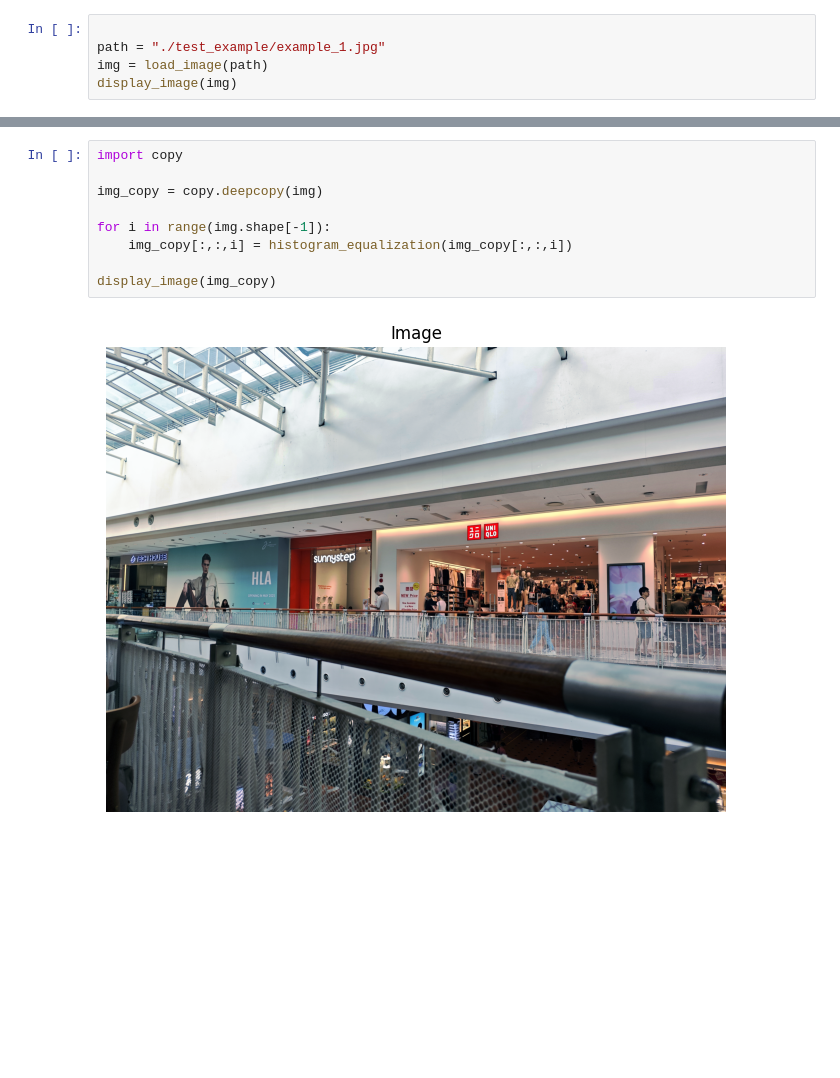
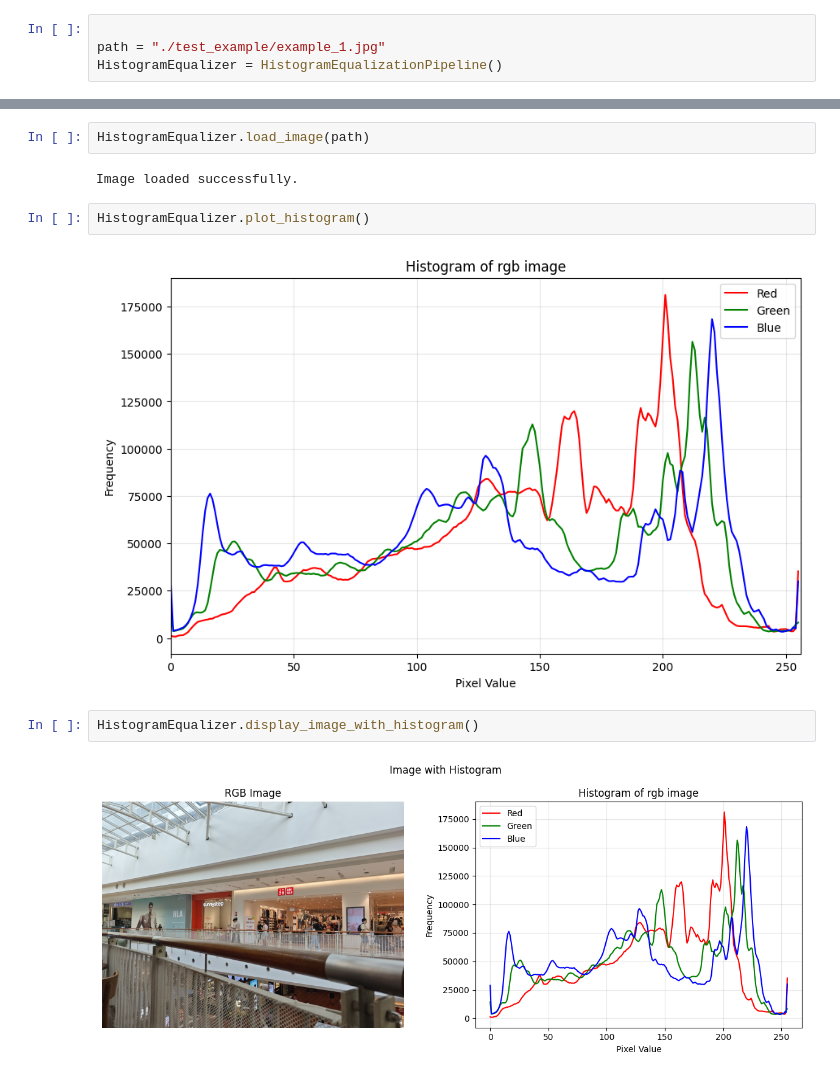
Before and after one commit to Tonynan-2002/Digital-Image-Histogram, a Jupyter notebook: test.ipynb, the cells around one changed output, grey strips where cells are left out. Drawn from its saved outputs; the diff is of its cells as text; blank space fills up the shorter version.

```diff
--- a/test.ipynb
+++ b/test.ipynb
@@ -3,6 +4,5 @@ from tools import load_image, compute_histogram, plot_histogram, display_image,
 # %%
 
 path = "./test_example/example_1.jpg"
-img = load_image(path)
-display_image(img)
+HistogramEqualizer = HistogramEqualizationPipeline()
 # %% [output]
@@ -15,11 +10,12 @@ plot_histogram(histogram, title='Original Image Histogram')
-# %%
-import copy
-
-img_copy = copy.deepcopy(img)
-
-for i in range(img.shape[-1]):
-    img_copy[:,:,i] = histogram_equalization(img_copy[:,:,i])
-
-display_image(img_copy)
-# %% [output]
-[figure, removed]
+# %%
+HistogramEqualizer.load_image(path)
+# %% [output]
+Image loaded successfully.
+# %%
+HistogramEqualizer.plot_histogram()
+# %% [output]
+[figure, added]
+# %%
+HistogramEqualizer.display_image_with_histogram()
+# %% [output]
+[figure, added]
```
Also changed, not shown: parts of 6 cells of this notebook, 1 other file.
